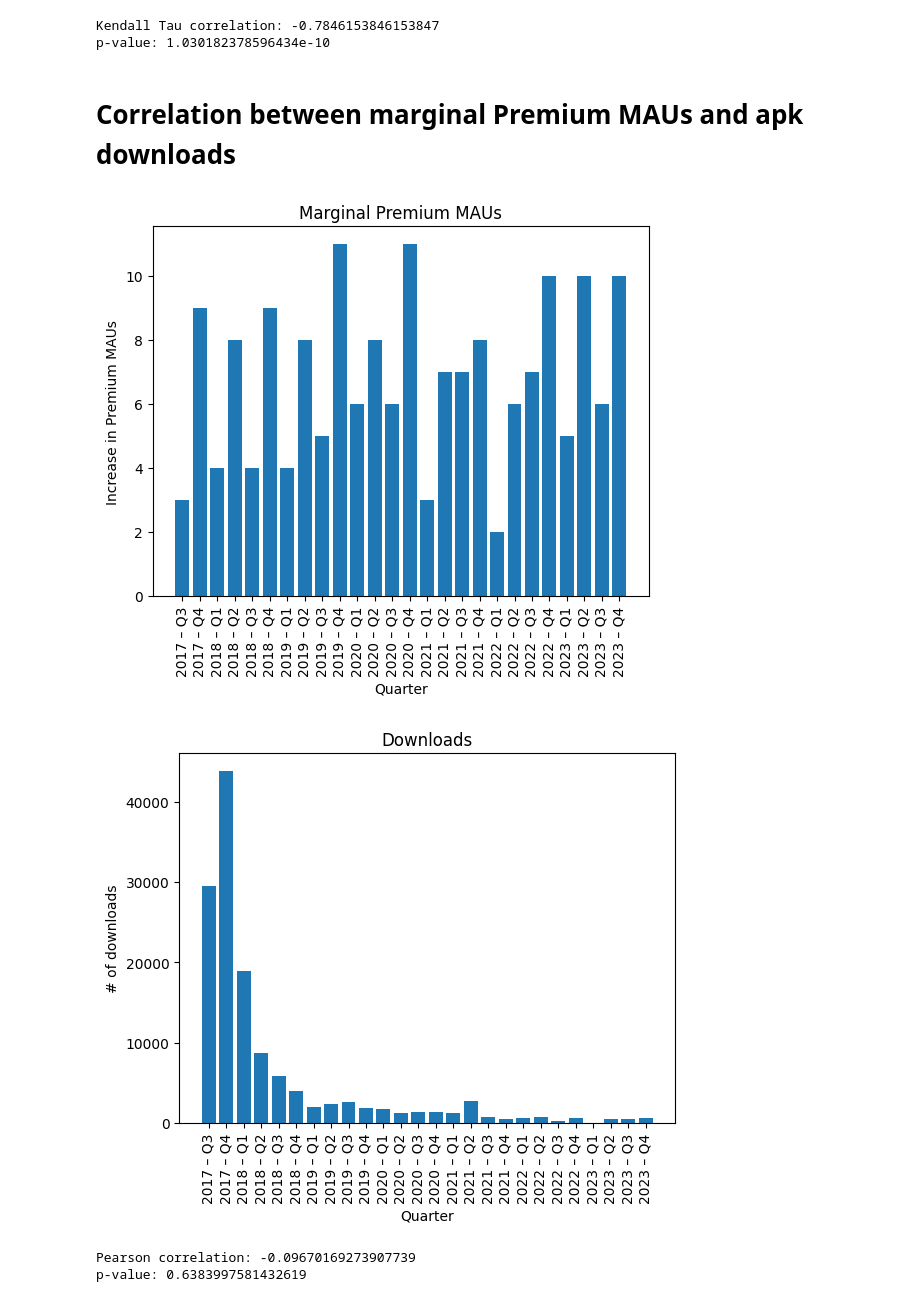
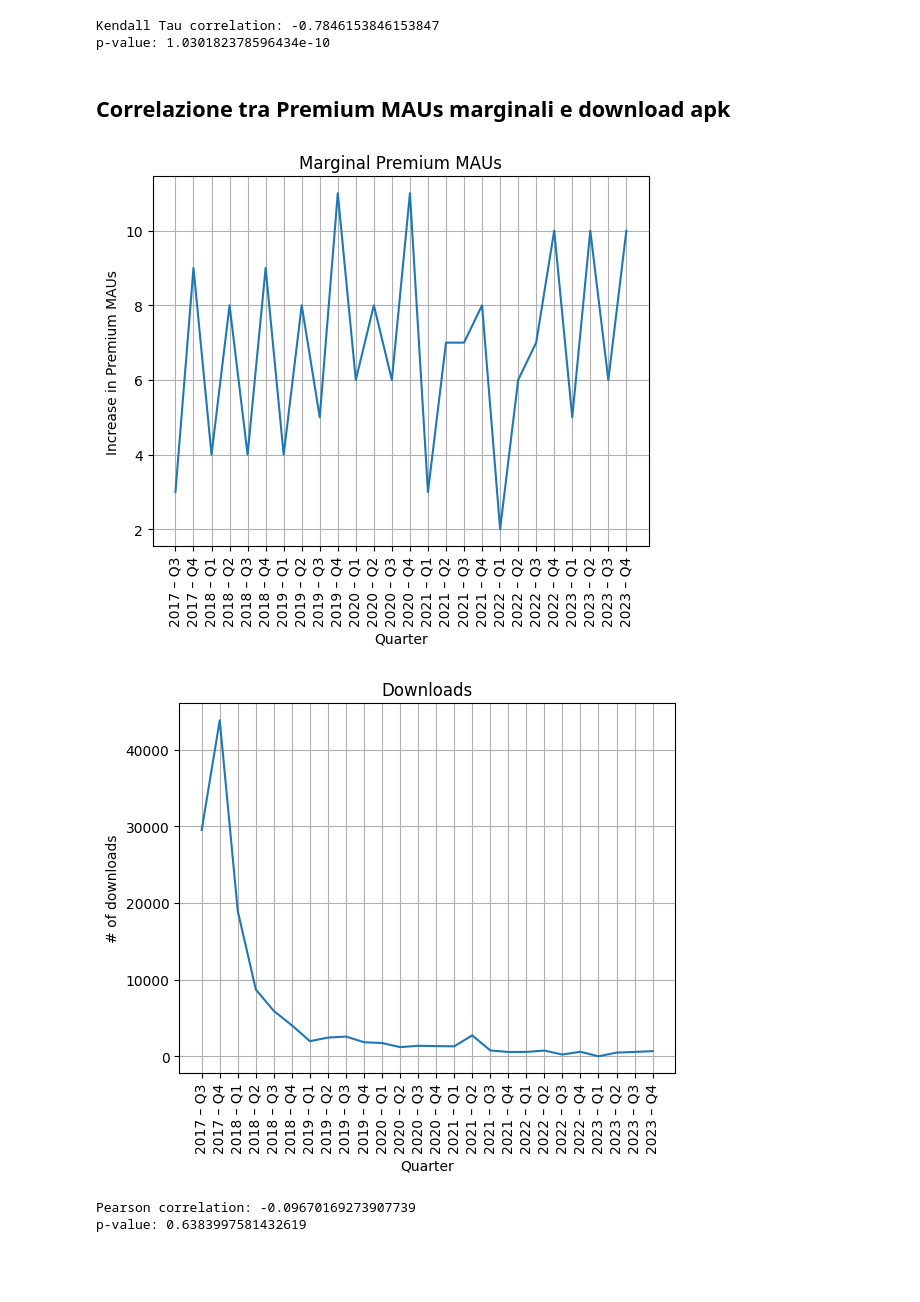
Before and after one commit to riccardoscotti/hds-music-industry, a Jupyter notebook: src/main.ipynb, the cells around one changed output. Saved outputs shown, nothing was run; the diff lists cells and outputs as text; code cells hidden in the pictures; blank space fills up the shorter version.

```diff
--- a/src/main.ipynb
+++ b/src/main.ipynb
@@ -96,5 +107,0 @@
-# %%
-quarterly_df['Date'] = quarterly_df['Year'].astype(str) + ' – Q' + quarterly_df['Quarter'].astype(str)
-quarterly_df = quarterly_df.sort_values('Date')
-
-quarterly_df['Marginal Premium MAUs'] = quarterly_df['Premium MAUs'].diff()
@@ -100,0 +113,4 @@ quarterly_df['Marginal Premium MAUs'] = quarterly_df['Premium MAUs'].diff()
+# %%
+quarterly_df['Marginal MAUs'] = quarterly_df['MAUs'].diff()
+quarterly_df['Marginal Premium MAUs'] = quarterly_df['Premium MAUs'].diff()
+quarterly_df['Marginal Ad MAUs'] = quarterly_df['Ad MAUs'].diff()
@@ -101 +134,3 @@ quarterly_df['Marginal Premium MAUs'] = quarterly_df['Premium MAUs'].diff()
+# %%
+apk_quarterly_df['Cumulative downloads'] = apk_quarterly_df['Downloads'].cumsum()
 # %%
@@ -221,27 +285,29 @@ print(f'p-value: {kendalltau_pvalue}')
 # %% [output]
 Kendall Tau correlation: -0.7846153846153847
 p-value: 1.030182378596434e-10
-# %% [markdown]
-# Correlation between marginal Premium MAUs and apk downloads
+# %% [markdown]
+## Correlazione tra Premium MAUs marginali e download apk
 # %%
 plt.figure()
-plt.bar(trunc_quarterly_df['Date'], trunc_quarterly_df['Marginal Premium MAUs'])
+plt.plot(trunc_quarterly_df['Date'], trunc_quarterly_df['Marginal Premium MAUs'])
 plt.title('Marginal Premium MAUs')
 plt.xlabel('Quarter')
 plt.ylabel('Increase in Premium MAUs')
 plt.xticks(rotation=90)
+plt.grid()
 plt.show()
 
 plt.figure()
-plt.bar(trunc_apk_quarterly_df['Date'], trunc_apk_quarterly_df['Downloads'])
+plt.plot(trunc_apk_quarterly_df['Date'], trunc_apk_quarterly_df['Downloads'])
 plt.title('Downloads')
 plt.xlabel('Quarter')
 plt.ylabel('# of downloads')
 plt.xticks(rotation=90)
+plt.grid()
 plt.show()
 # %% [output]
-[figure, old version]
+[figure, new version]
-[figure, old version]
+[figure, new version]
 # %%
 pearson_corr_marginal_maus, pearson_marginal_pvalue = pearsonr(trunc_quarterly_df['Marginal Premium MAUs'], trunc_apk_quarterly_df['Downloads'])
 print(f'Pearson correlation: {pearson_corr_marginal_maus}')
```
Also changed, not shown: parts of 42 cells of this notebook, 2 other files.
